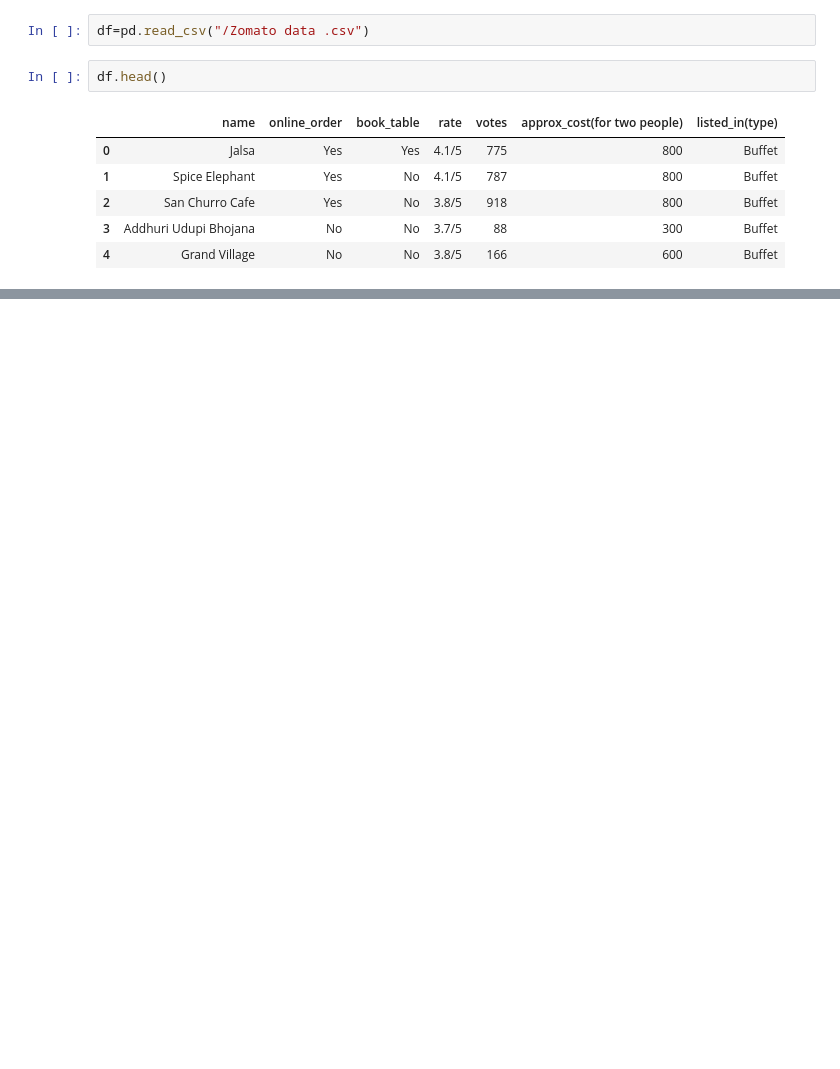
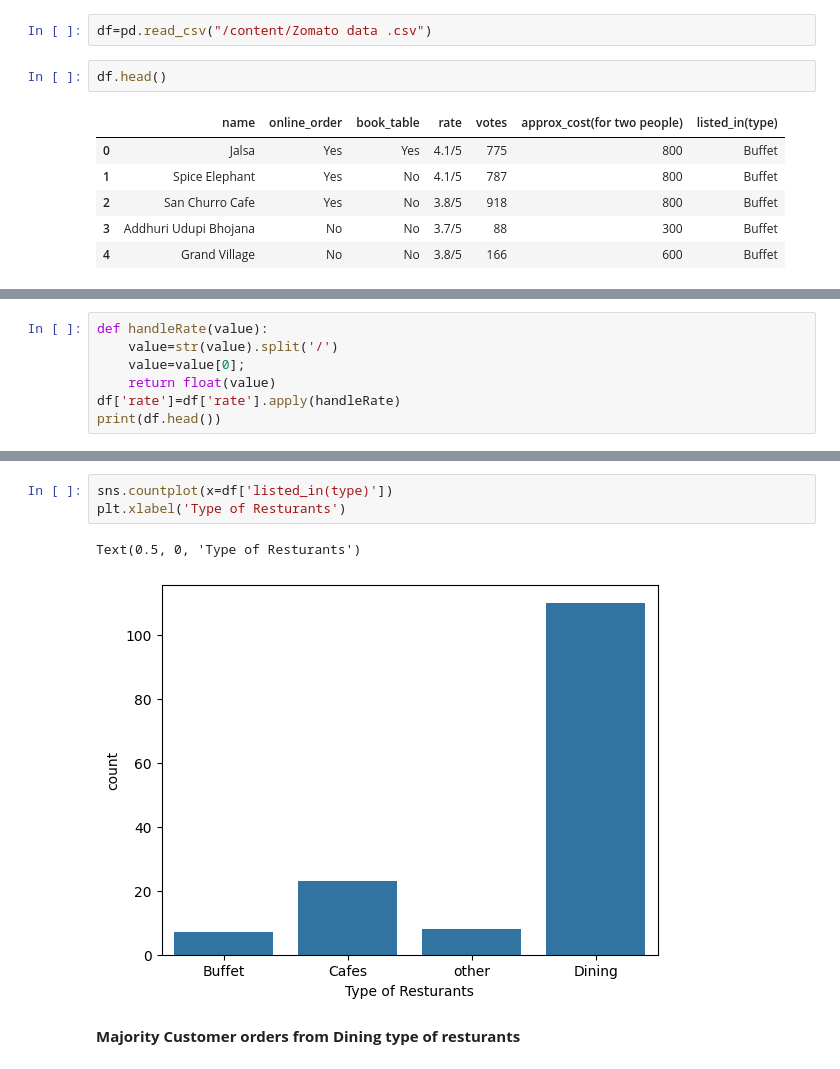
Before and after one commit to yana24parashar/Zomato-Sales-Analysis, a Jupyter notebook: Zomato_Sales.ipynb, the cells around one changed output, grey strips where cells are left out. Cells and saved outputs as stored; diff of their text form; blank space fills up the shorter version.

```diff
--- a/Zomato_Sales.ipynb
+++ b/Zomato_Sales.ipynb
@@ -6,7 +6,7 @@ import numpy as np
 import matplotlib.pyplot as plt
 import seaborn as sns
 # %%
-df=pd.read_csv("/Zomato data .csv")
+df=pd.read_csv("/content/Zomato data .csv")
 # %%
 df.head()
 # %% [output]
@@ -18,0 +21,7 @@ df.head()
+# %%
+def handleRate(value):
+    value=str(value).split('/')
+    value=value[0];
+    return float(value)
+df['rate']=df['rate'].apply(handleRate)
+print(df.head())
@@ -18,0 +73,8 @@ df.head()
+# %%
+sns.countplot(x=df['listed_in(type)'])
+plt.xlabel('Type of Resturants')
+# %% [output]
+Text(0.5, 0, 'Type of Resturants')
+[figure, added]
+# %% [markdown]
+**Majority Customer orders from Dining type of resturants**
```
Also changed, not shown: parts of 21 cells of this notebook.
